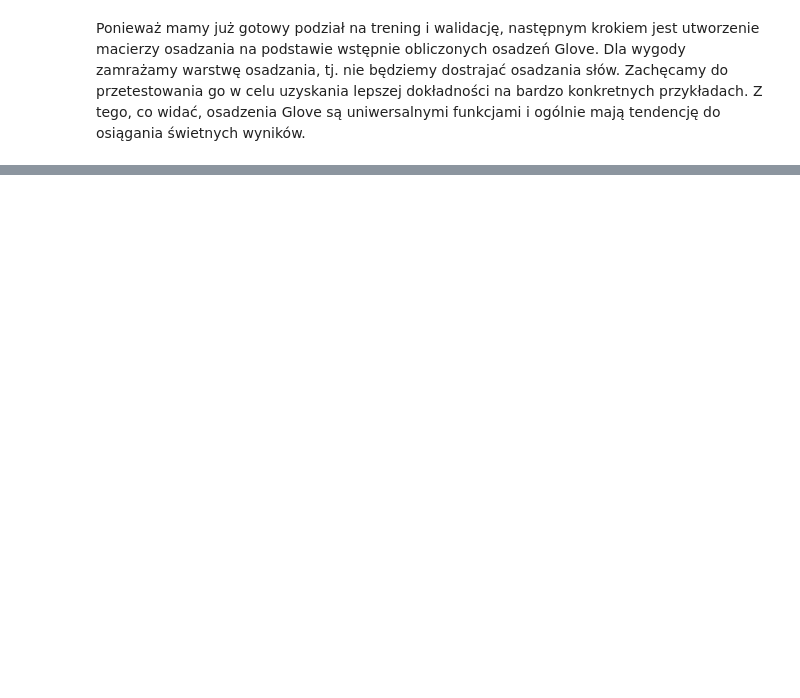
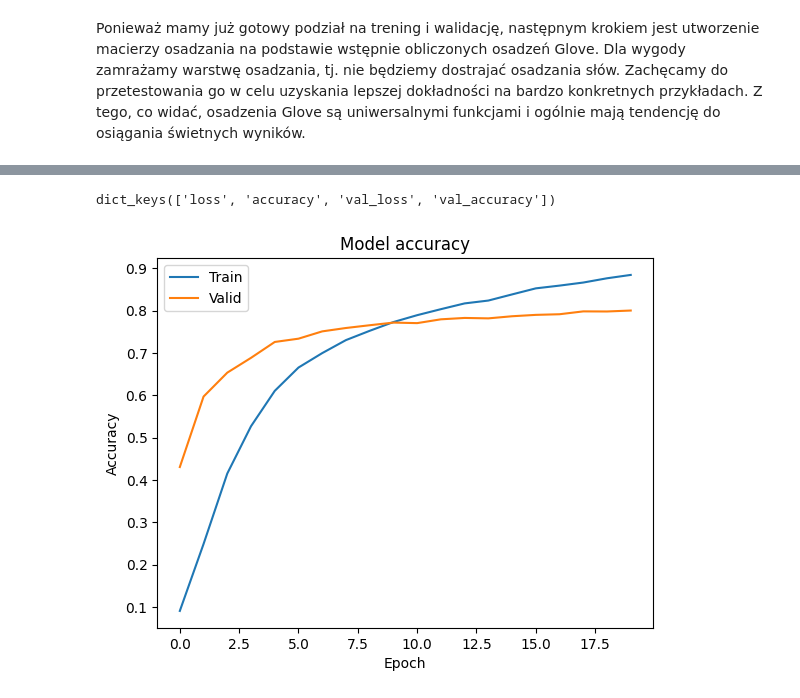
Before and after one commit to adalbertii/Modele---klasyfikacyjne, a Jupyter notebook: CNN_news_case.ipynb, the cells around one changed output, grey strips where cells are left out. Drawn from its saved outputs; the diff is of its cells as text; code cells hidden in the pictures; blank space fills up the shorter version.

```diff
--- a/CNN_news_case.ipynb
+++ b/CNN_news_case.ipynb
@@ -169,7 +200,7 @@ output = Dense(units=20, activation='softmax')(dropout)
 model = Model(inputs=inputs, outputs=output)
 
 checkpoint = ModelCheckpoint('weights_cnn_sentece.hdf5', monitor='val_acc', verbose=1, save_best_only=True, mode='auto')
-adam = Adam(lr=1e-4, beta_1=0.9, beta_2=0.999, epsilon=1e-08, decay=0.0)
+adam = Adam(learning_rate=1e-4, beta_1=0.9, beta_2=0.999, epsilon=1e-08)
 
 model.compile(optimizer=adam, loss='binary_crossentropy', metrics=['accuracy'])
 model.summary()
@@ -176,3 +225,4 @@ model.summary()
 # %%
 print("Traning Model...")
-model.fit(x_train, y_train, batch_size=batch_size, epochs=epochs, verbose=1, callbacks=[checkpoint], validation_data=(x_val, y_val))
+epochs = 20
+history = model.fit(x_train, y_train, batch_size=batch_size, epochs=epochs, verbose=1, callbacks=[checkpoint], validation_data=(x_val, y_val))
@@ -178,0 +249,16 @@ model.fit(x_train, y_train, batch_size=batch_size, epochs=epochs, verbose=1, cal
+# %%
+print(history.history.keys())
+# %% [output]
+dict_keys(['loss', 'accuracy', 'val_loss', 'val_accuracy'])
+# %%
+import matplotlib.pyplot as plt
+%matplotlib inline
+plt.plot(history.history['accuracy'])
+plt.plot(history.history['val_accuracy'])
+plt.title('Model accuracy')
+plt.ylabel('Accuracy')
+plt.xlabel('Epoch')
+plt.legend(['Train', 'Valid'], loc='upper left')
+plt.show()
+# %% [output]
+[figure, added]
```
Also changed, not shown: parts of 9 cells of this notebook.
